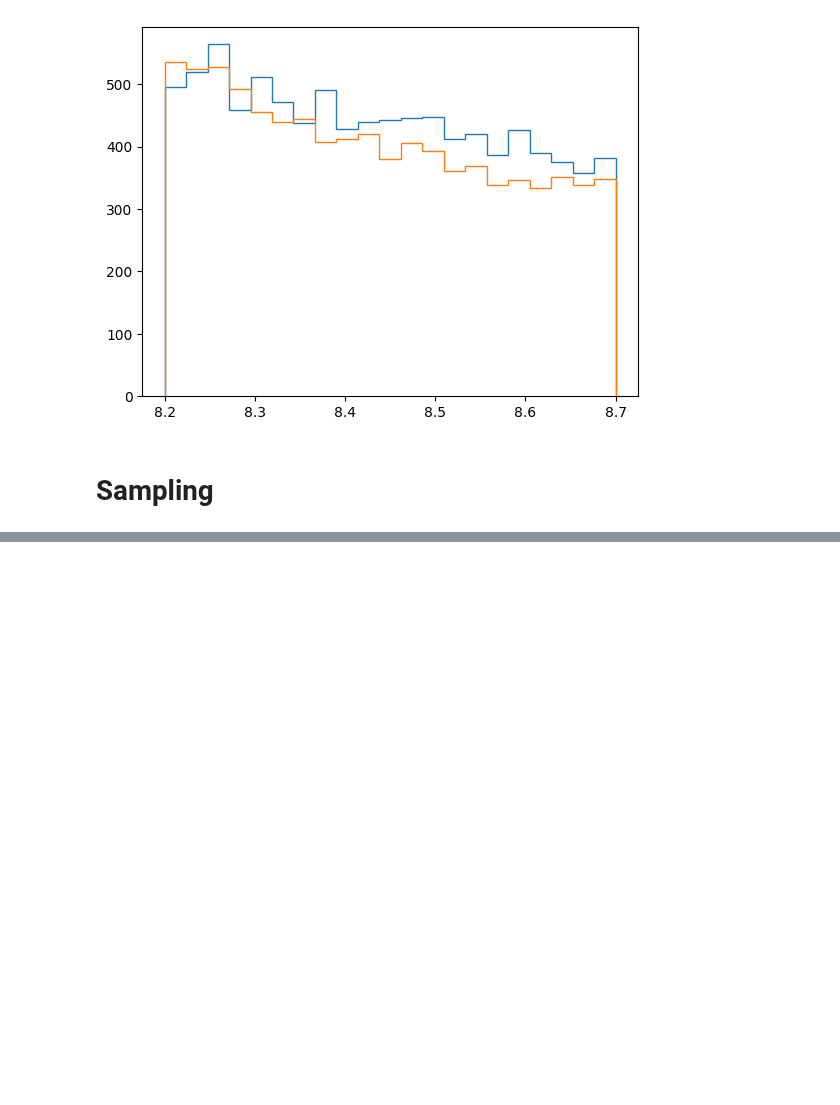
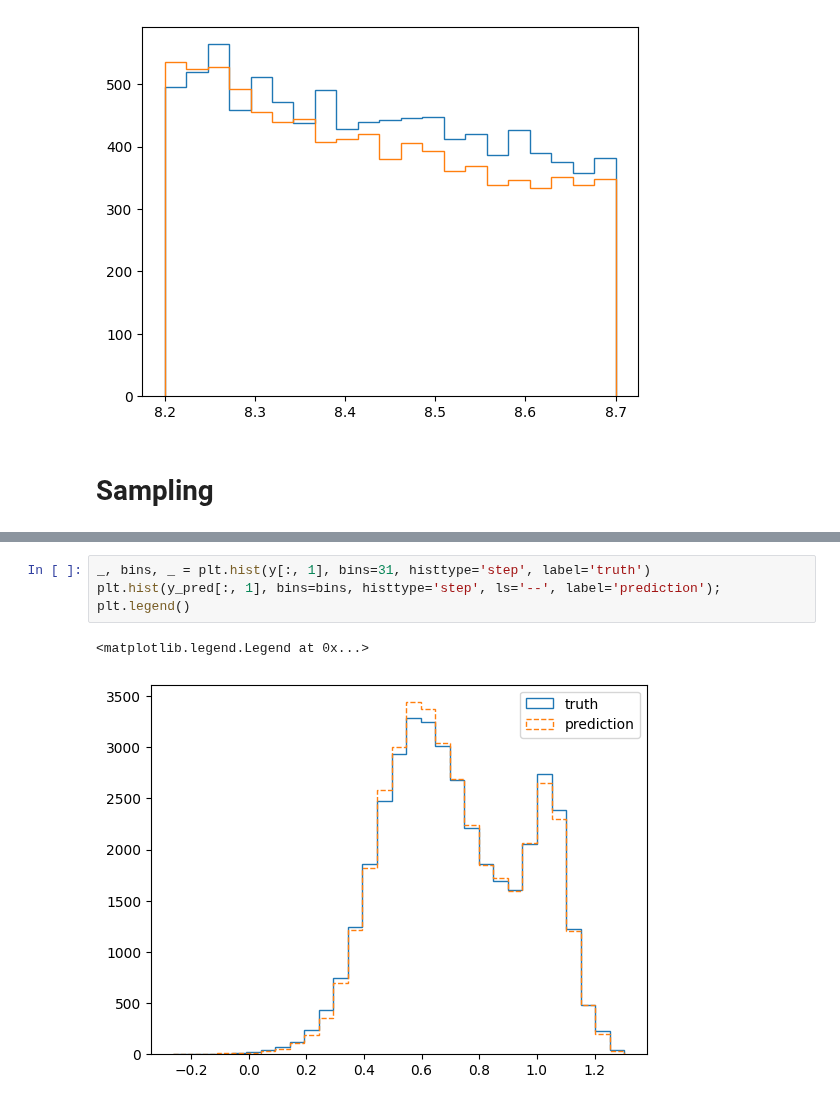
Before and after one commit to ismael-mendoza/multicam-tng-mah, a Jupyter notebook: notebooks/current/2025-11-10 MultiCAM clustering application draft.ipynb, the cells around one changed output, grey strips where cells are left out. Cells and saved outputs as stored; diff of their text form; blank space fills up the shorter version.

```diff
--- a/notebooks/current/2025-11-10 MultiCAM clustering application draft.ipynb
+++ b/notebooks/current/2025-11-10 MultiCAM clustering application draft.ipynb
@@ -194,0 +219,7 @@ plt.hist(pred_mstar[pred_stellar_mask], bins=bins, histtype='step')
+# %%
+_, bins, _ = plt.hist(y[:, 1], bins=31, histtype='step', label='truth')
+plt.hist(y_pred[:, 1], bins=bins, histtype='step', ls='--', label='prediction');
+plt.legend()
+# %% [output]
+<matplotlib.legend.Legend at 0x...>
+[figure, added]
```
Also changed, not shown: parts of 11 cells of this notebook, 2 other files.
